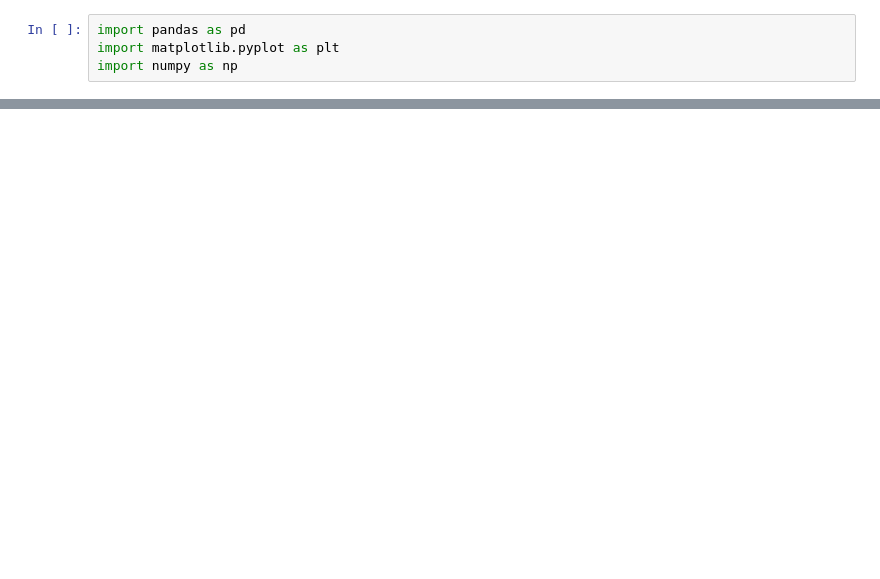
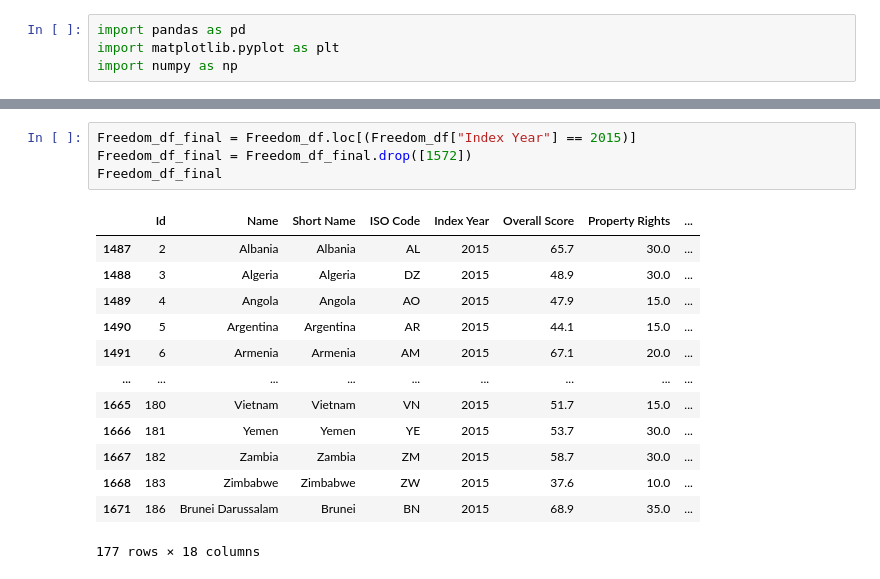
Before and after one commit to spencerjauslander/AugustProject1, a Jupyter notebook: Draft.ipynb, the cells around one changed output, grey strips where cells are left out. Cells and saved outputs as stored; diff of their text form; blank space fills up the shorter version.

```diff
--- a/Draft.ipynb
+++ b/Draft.ipynb
@@ -363,0 +98,18 @@ plt.show()
+# %%
+Freedom_df_final = Freedom_df.loc[(Freedom_df["Index Year"] == 2015)]
+Freedom_df_final = Freedom_df_final.drop([1572])
+Freedom_df_final
+# %% [output]
+|  | Id | Name | Short Name | ISO Code | Index Year | Overall Score | Property Rights | ... |
+| 1487 | 2 | Albania | Albania | AL | 2015 | 65.7 | 30.0 | ... |
+| 1488 | 3 | Algeria | Algeria | DZ | 2015 | 48.9 | 30.0 | ... |
+| 1489 | 4 | Angola | Angola | AO | 2015 | 47.9 | 15.0 | ... |
+| 1490 | 5 | Argentina | Argentina | AR | 2015 | 44.1 | 15.0 | ... |
+| 1491 | 6 | Armenia | Armenia | AM | 2015 | 67.1 | 20.0 | ... |
+| ... | ... | ... | ... | ... | ... | ... | ... | ... |
+| 1665 | 180 | Vietnam | Vietnam | VN | 2015 | 51.7 | 15.0 | ... |
+| 1666 | 181 | Yemen | Yemen | YE | 2015 | 53.7 | 30.0 | ... |
+| 1667 | 182 | Zambia | Zambia | ZM | 2015 | 58.7 | 30.0 | ... |
+| 1668 | 183 | Zimbabwe | Zimbabwe | ZW | 2015 | 37.6 | 10.0 | ... |
+| 1671 | 186 | Brunei Darussalam | Brunei | BN | 2015 | 68.9 | 35.0 | ... |
+177 rows × 18 columns
```
Also changed, not shown: parts of 40 cells of this notebook, 4 other files.
